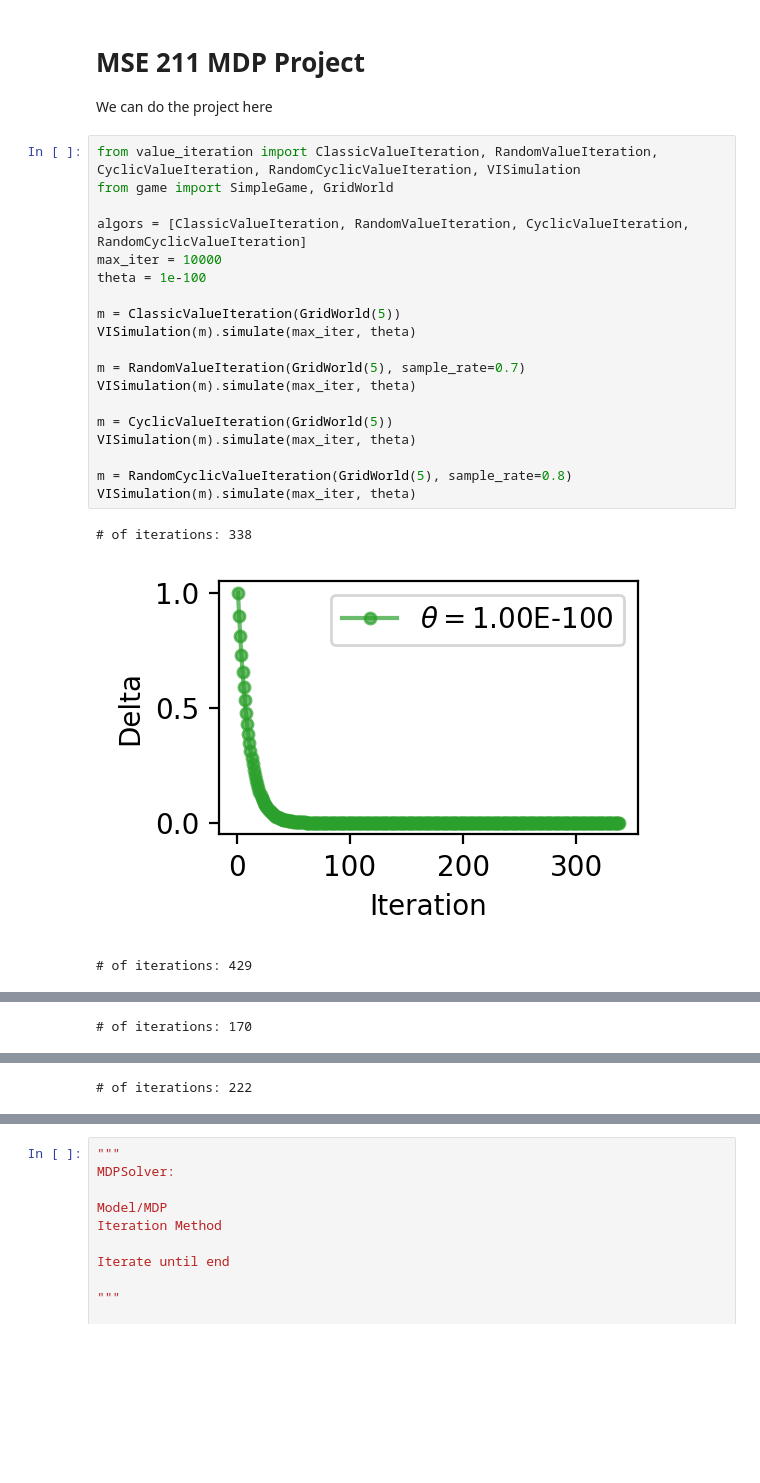
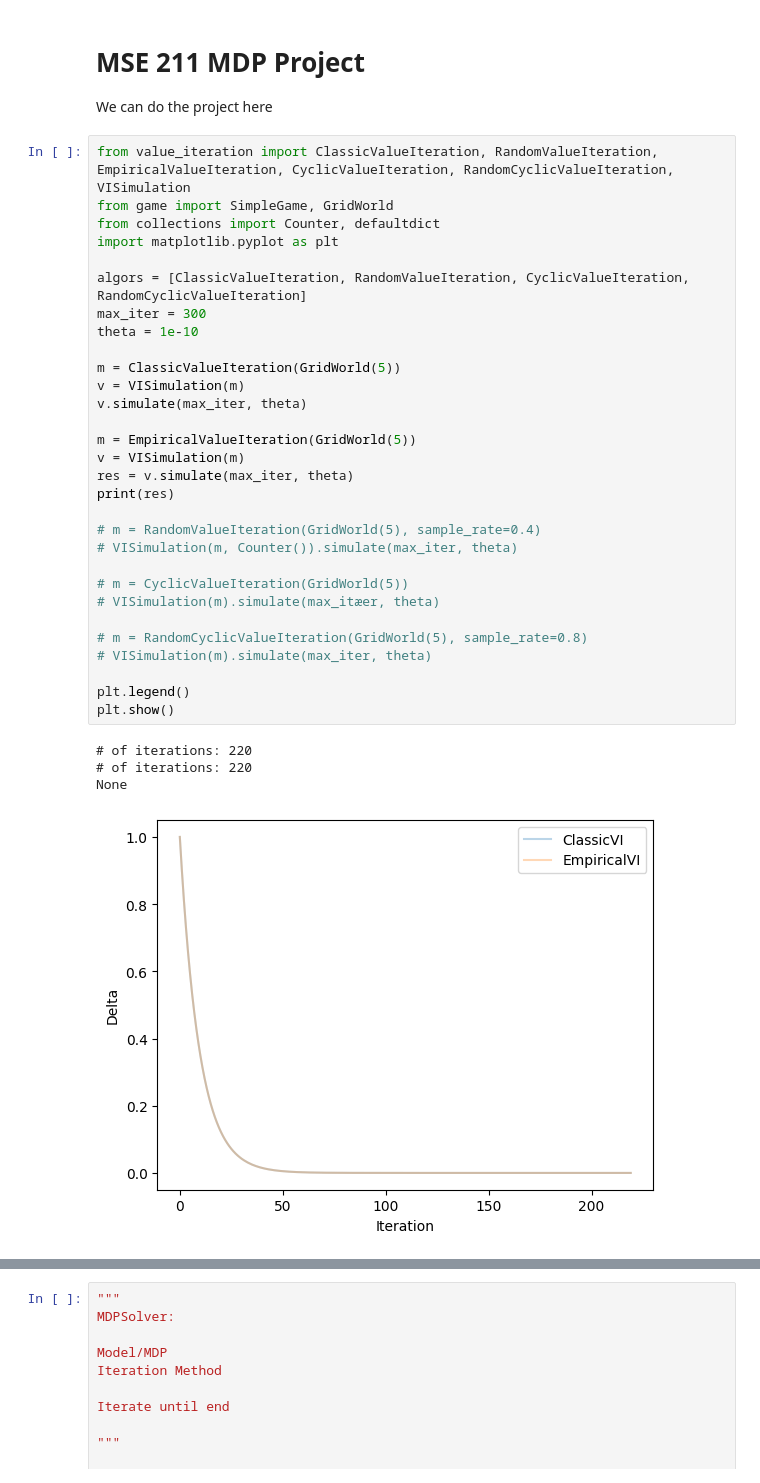
Before and after one commit to JordanTroutman/mse_211_project, a Jupyter notebook: Project.ipynb, the cells around one changed output, grey strips where cells are left out. Saved outputs shown, nothing was run; the diff lists cells and outputs as text; blank space fills up the shorter version.

Commit message:
added empirical

```diff
--- a/Project.ipynb
+++ b/Project.ipynb
@@ -3,25 +3,37 @@
 
 We can do the project here
 # %%
-from value_iteration import ClassicValueIteration, RandomValueIteration, CyclicValueIteration, RandomCyclicValueIteration, VISimulation
+from value_iteration import ClassicValueIteration, RandomValueIteration, EmpiricalValueIteration, CyclicValueIteration, RandomCyclicValueIteration, VISimulation
 from game import SimpleGame, GridWorld
+from collections import Counter, defaultdict
+import matplotlib.pyplot as plt
 
 algors = [ClassicValueIteration, RandomValueIteration, CyclicValueIteration, RandomCyclicValueIteration]
-max_iter = 10000
-theta = 1e-100
+max_iter = 300
+theta = 1e-10
 
 m = ClassicValueIteration(GridWorld(5))
-VISimulation(m).simulate(max_iter, theta)
+v = VISimulation(m)
+v.simulate(max_iter, theta)
 
-m = RandomValueIteration(GridWorld(5), sample_rate=0.7)
-VISimulation(m).simulate(max_iter, theta)
+m = EmpiricalValueIteration(GridWorld(5))
+v = VISimulation(m)
+res = v.simulate(max_iter, theta)
+print(res)
 
-m = CyclicValueIteration(GridWorld(5))
-VISimulation(m).simulate(max_iter, theta)
+# m = RandomValueIteration(GridWorld(5), sample_rate=0.4)
+# VISimulation(m, Counter()).simulate(max_iter, theta)
 
-m = RandomCyclicValueIteration(GridWorld(5), sample_rate=0.8)
-VISimulation(m).simulate(max_iter, theta)
+# m = CyclicValueIteration(GridWorld(5))
+# VISimulation(m).simulate(max_itæer, theta)
+
+# m = RandomCyclicValueIteration(GridWorld(5), sample_rate=0.8)
+# VISimulation(m).simulate(max_iter, theta)
+
+plt.legend()
+plt.show()
 # %% [output]
-# of iterations: 338
+# of iterations: 220
+# of iterations: 220
+None
-[figure, old version]
+[figure, new version]
-# of iterations: 429
@@ -29 +39,0 @@ VISimulation(m).simulate(max_iter, theta)
-# of iterations: 170
@@ -31 +39,0 @@ VISimulation(m).simulate(max_iter, theta)
-# of iterations: 222
```
Also changed, not shown: parts of 3 cells of this notebook, 1 other file.
